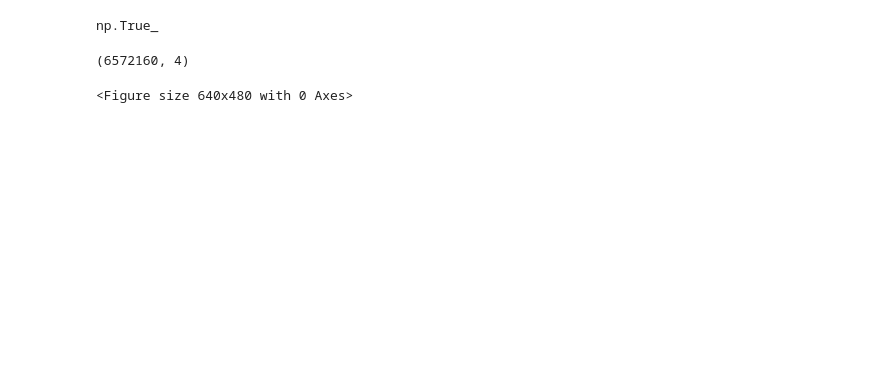
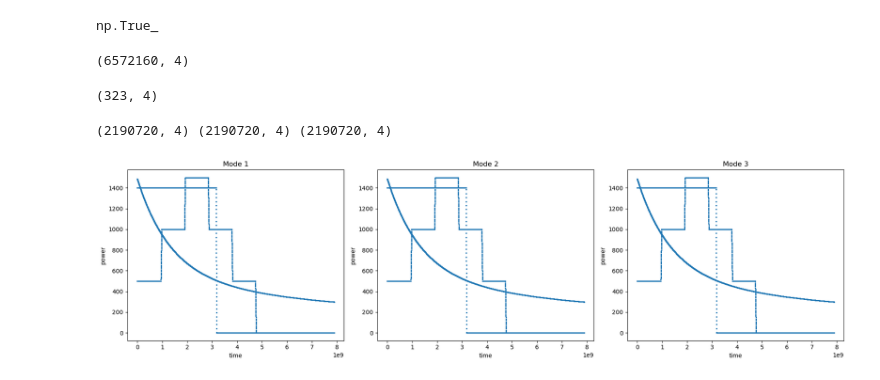
Before and after one commit to alicebeast/FinalProject_ML, a Jupyter notebook: projetdeAliceBG.ipynb, the cells around one changed output. Cells and saved outputs as stored; diff of their text form; code cells hidden in the pictures; blank space fills up the shorter version.

```diff
--- a/projetdeAliceBG.ipynb
+++ b/projetdeAliceBG.ipynb
@@ -136,11 +124,33 @@ train.shape
+# %%
+sensors.shape
+# %% [output]
+(323, 4)
 # %%
 #separation modes
+# Nombre de timesteps par mode
+BLOCK_SIZE = 9128
+
+# Créer un index de mode (0, 1, 2) qui se répète toutes les 9128 lignes
+n = len(train)
+mode_index = (np.arange(n) // BLOCK_SIZE) % 3
+
+# Séparer en 3 DataFrames
+mode1 = train[mode_index == 0].copy()
+mode2 = train[mode_index == 1].copy()
+mode3 = train[mode_index == 2].copy()
+
+# Vérification
+print(mode1.shape, mode2.shape, mode3.shape)
+# %% [output]
+(2190720, 4) (2190720, 4) (2190720, 4)
 # %%
+fig, axes = plt.subplots(1, 3, figsize=(18, 5))
+
 mode1.plot(kind='scatter', x='time', y='power', ax=axes[0], title='Mode 1', s=1)
 mode2.plot(kind='scatter', x='time', y='power', ax=axes[1], title='Mode 2', s=1)
 mode3.plot(kind='scatter', x='time', y='power', ax=axes[2], title='Mode 3', s=1)
 
 plt.tight_layout()
 plt.show()
 # %% [output]
-<Figure size 640x480 with 0 Axes>
+[figure, added]
```
Also changed, not shown: parts of 3 cells of this notebook.
